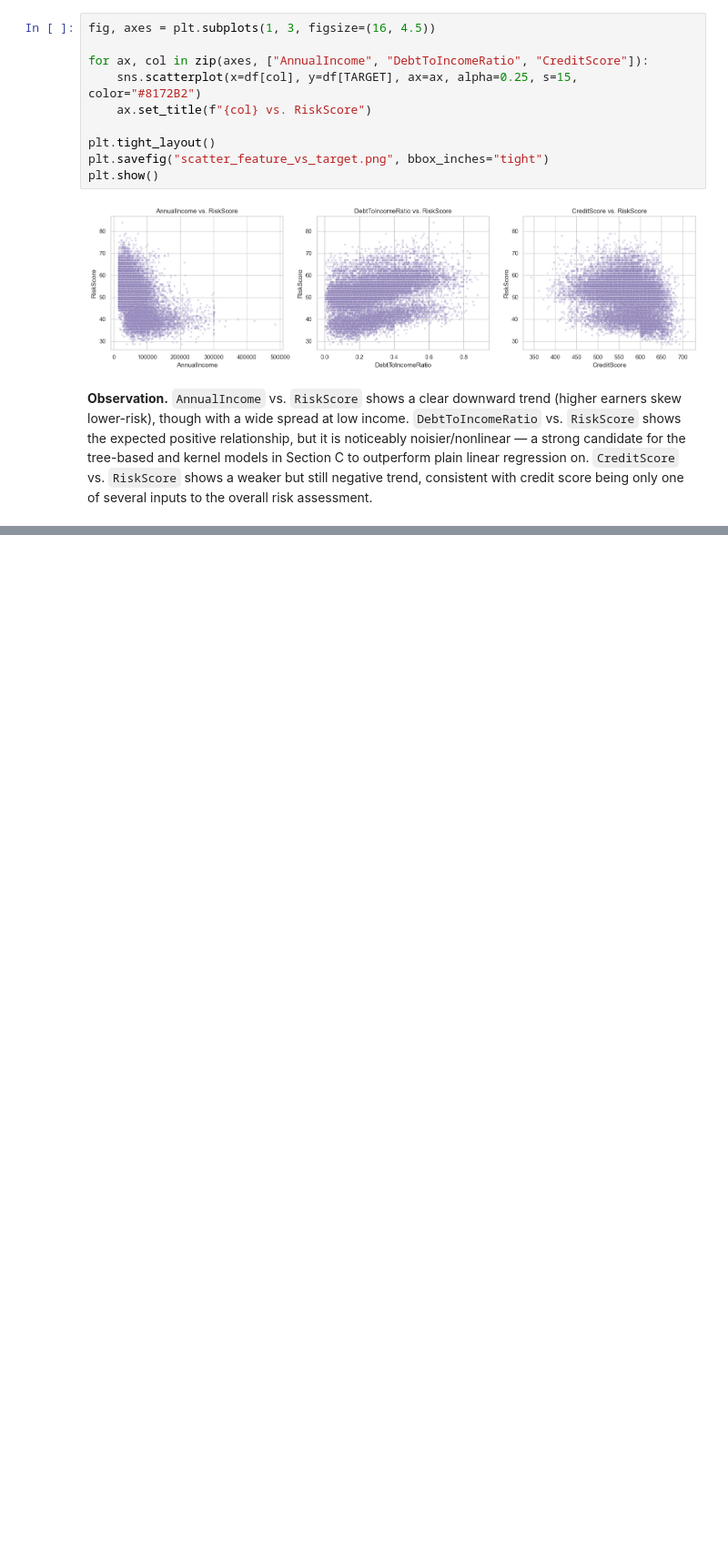
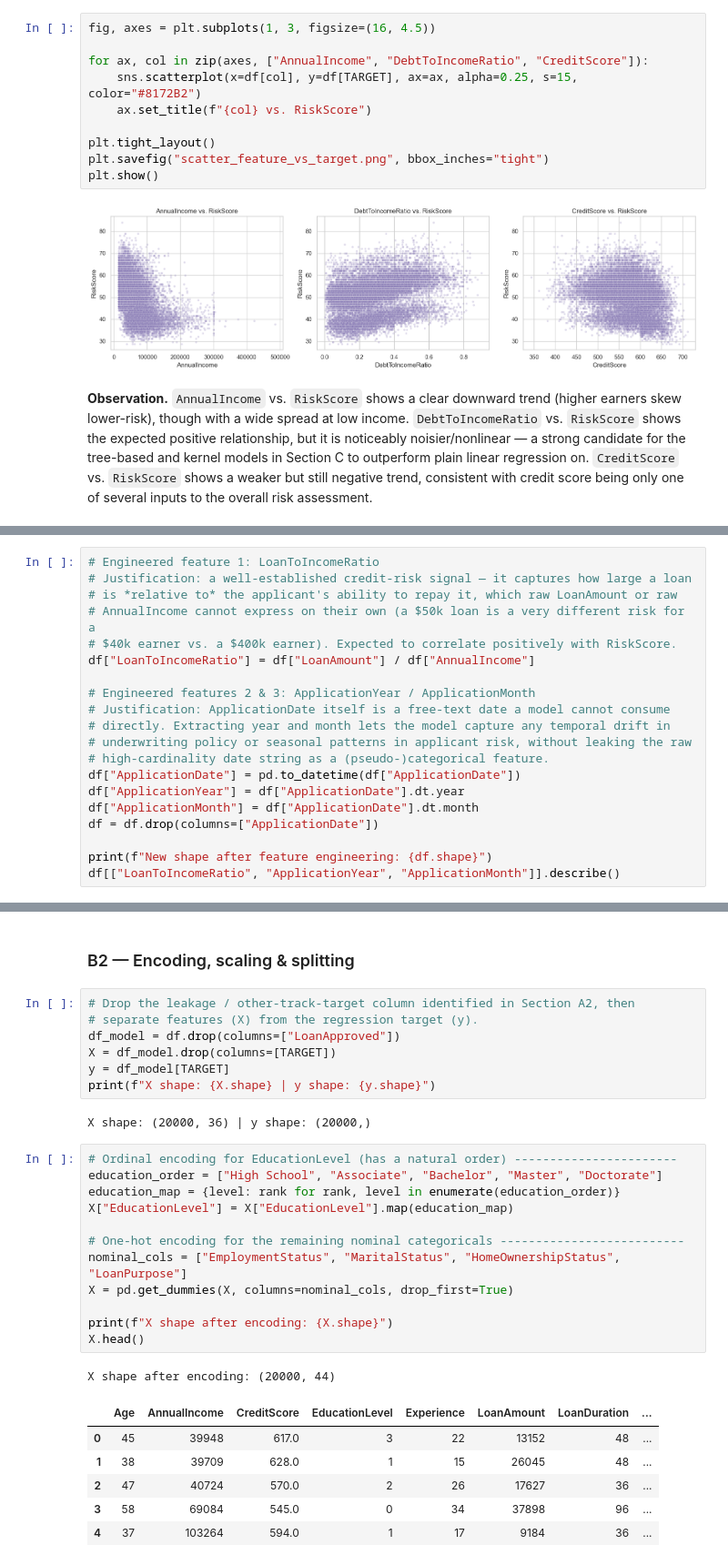
Before and after one commit to Isvarr/capstone_ml, a Jupyter notebook: credit_risk_regression.ipynb, the cells around one changed output, grey strips where cells are left out. Shown at 91% size. Cells and saved outputs as stored; diff of their text form; blank space fills up the shorter version.

```diff
--- a/credit_risk_regression.ipynb
+++ b/credit_risk_regression.ipynb
@@ -275,0 +394,20 @@ score being only one of several inputs to the overall risk assessment.
+# %%
+# Engineered feature 1: LoanToIncomeRatio
+# Justification: a well-established credit-risk signal — it captures how large a loan
+# is *relative to* the applicant's ability to repay it, which raw LoanAmount or raw
+# AnnualIncome cannot express on their own (a $50k loan is a very different risk for a
+# $40k earner vs. a $400k earner). Expected to correlate positively with RiskScore.
+df["LoanToIncomeRatio"] = df["LoanAmount"] / df["AnnualIncome"]
+
+# Engineered features 2 & 3: ApplicationYear / ApplicationMonth
+# Justification: ApplicationDate itself is a free-text date a model cannot consume
+# directly. Extracting year and month lets the model capture any temporal drift in
+# underwriting policy or seasonal patterns in applicant risk, without leaking the raw
+# high-cardinality date string as a (pseudo-)categorical feature.
+df["ApplicationDate"] = pd.to_datetime(df["ApplicationDate"])
+df["ApplicationYear"] = df["ApplicationDate"].dt.year
+df["ApplicationMonth"] = df["ApplicationDate"].dt.month
+df = df.drop(columns=["ApplicationDate"])
+
+print(f"New shape after feature engineering: {df.shape}")
+df[["LoanToIncomeRatio", "ApplicationYear", "ApplicationMonth"]].describe()
@@ -275,0 +436,31 @@ score being only one of several inputs to the overall risk assessment.
+# %% [markdown]
+### B2 — Encoding, scaling & splitting
+# %%
+# Drop the leakage / other-track-target column identified in Section A2, then
+# separate features (X) from the regression target (y).
+df_model = df.drop(columns=["LoanApproved"])
+X = df_model.drop(columns=[TARGET])
+y = df_model[TARGET]
+print(f"X shape: {X.shape} | y shape: {y.shape}")
+# %% [output]
+X shape: (20000, 36) | y shape: (20000,)
+# %%
+# Ordinal encoding for EducationLevel (has a natural order) -----------------------
+education_order = ["High School", "Associate", "Bachelor", "Master", "Doctorate"]
+education_map = {level: rank for rank, level in enumerate(education_order)}
+X["EducationLevel"] = X["EducationLevel"].map(education_map)
+
+# One-hot encoding for the remaining nominal categoricals --------------------------
+nominal_cols = ["EmploymentStatus", "MaritalStatus", "HomeOwnershipStatus", "LoanPurpose"]
+X = pd.get_dummies(X, columns=nominal_cols, drop_first=True)
+
+print(f"X shape after encoding: {X.shape}")
+X.head()
+# %% [output]
+X shape after encoding: (20000, 44)
+|  | Age | AnnualIncome | CreditScore | EducationLevel | Experience | LoanAmount | LoanDuration | ... |
+| 0 | 45 | 39948 | 617.0 | 3 | 22 | 13152 | 48 | ... |
+| 1 | 38 | 39709 | 628.0 | 1 | 15 | 26045 | 48 | ... |
+| 2 | 47 | 40724 | 570.0 | 2 | 26 | 17627 | 36 | ... |
+| 3 | 58 | 69084 | 545.0 | 0 | 34 | 37898 | 96 | ... |
+| 4 | 37 | 103264 | 594.0 | 1 | 17 | 9184 | 36 | ... |
```
Also changed, not shown: parts of 14 cells of this notebook.
